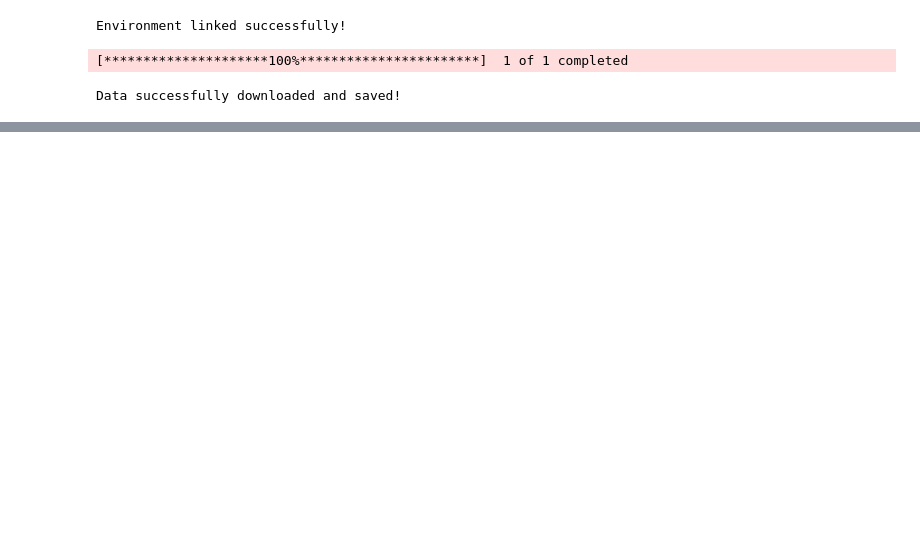
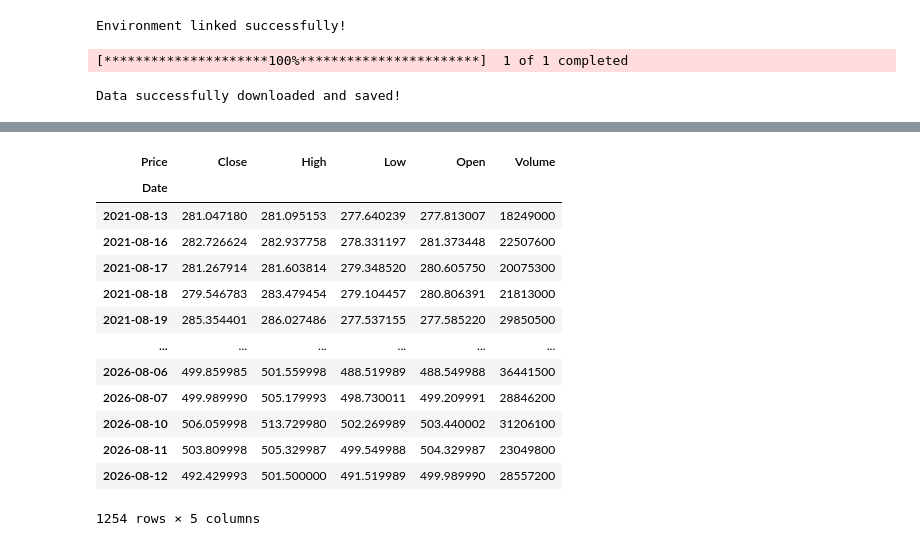
Before and after one commit to Deepanker005/stock-prediction, a Jupyter notebook: Stock Forecast.ipynb, the cells around one changed output, grey strips where cells are left out. Drawn from its saved outputs; the diff is of its cells as text; code cells hidden in the pictures; blank space fills up the shorter version.

```diff
--- a/Stock Forecast.ipynb
+++ b/Stock Forecast.ipynb
@@ -85,0 +103,18 @@ Price       Date       Close
+# %%
+df.index = df.pop('Date')
+df
+# %% [output]
+| Price | Close | High | Low | Open | Volume |
+| Date |  |  |  |  |  |
+| 2021-08-13 | 281.047180 | 281.095153 | 277.640239 | 277.813007 | 18249000 |
+| 2021-08-16 | 282.726624 | 282.937758 | 278.331197 | 281.373448 | 22507600 |
+| 2021-08-17 | 281.267914 | 281.603814 | 279.348520 | 280.605750 | 20075300 |
+| 2021-08-18 | 279.546783 | 283.479454 | 279.104457 | 280.806391 | 21813000 |
+| 2021-08-19 | 285.354401 | 286.027486 | 277.537155 | 277.585220 | 29850500 |
+| ... | ... | ... | ... | ... | ... |
+| 2026-08-06 | 499.859985 | 501.559998 | 488.519989 | 488.549988 | 36441500 |
+| 2026-08-07 | 499.989990 | 505.179993 | 498.730011 | 499.209991 | 28846200 |
+| 2026-08-10 | 506.059998 | 513.729980 | 502.269989 | 503.440002 | 31206100 |
+| 2026-08-11 | 503.809998 | 505.329987 | 499.549988 | 504.329987 | 23049800 |
+| 2026-08-12 | 492.429993 | 501.500000 | 491.519989 | 499.989990 | 28557200 |
+1254 rows × 5 columns
```
Also changed, not shown: parts of 7 cells of this notebook.
